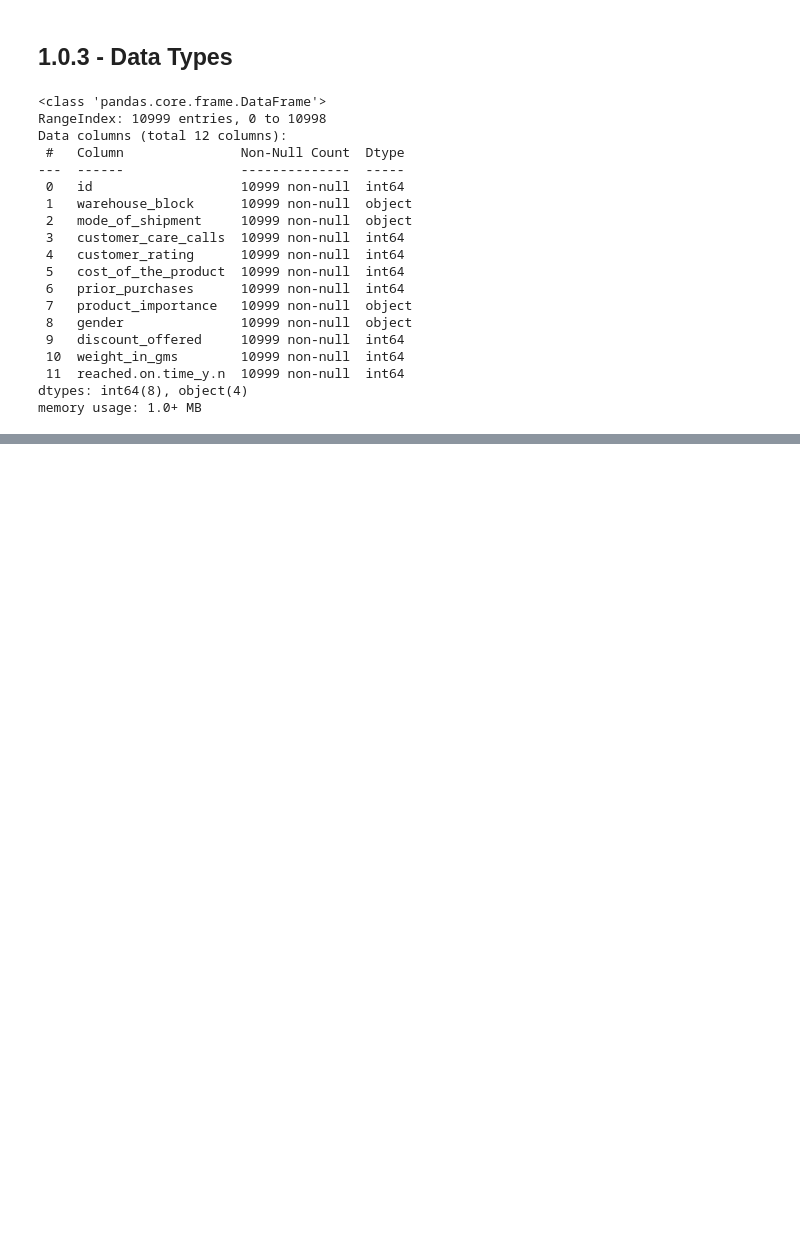
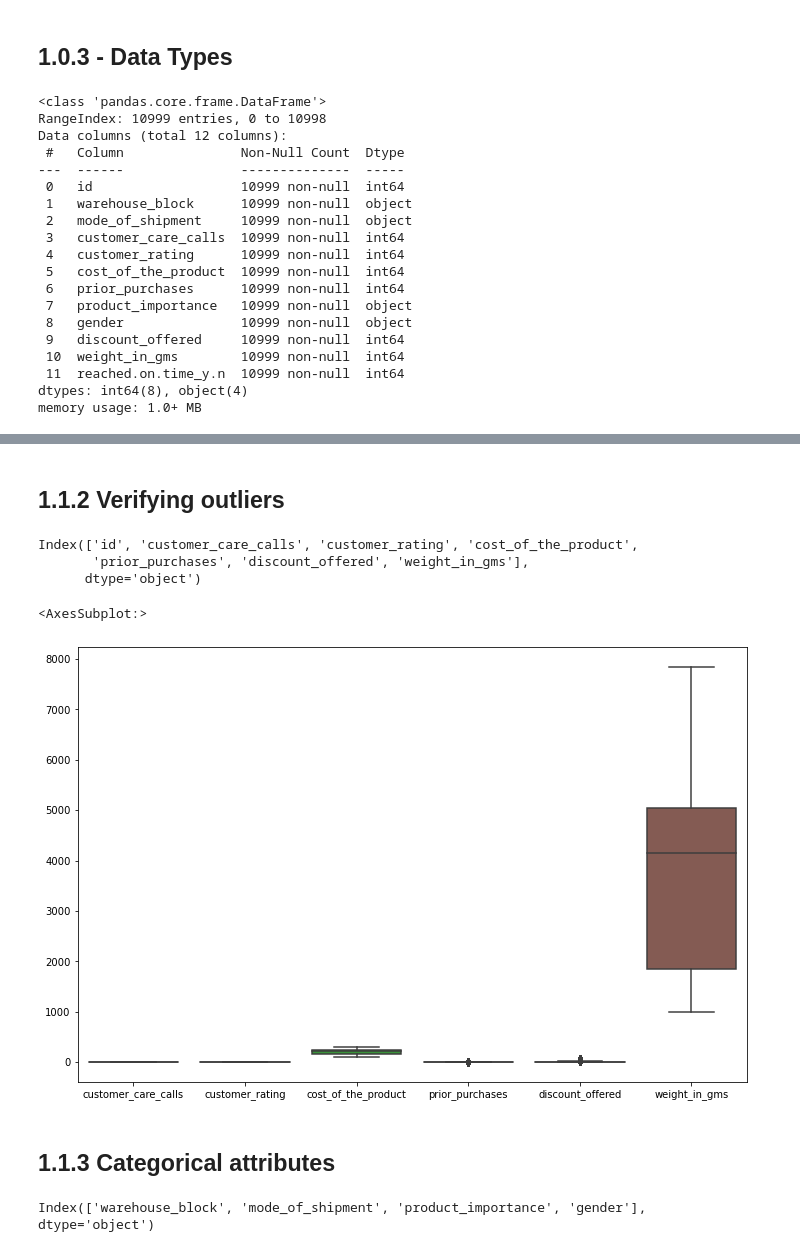
Before and after one commit to laertevasques/top1-Ecommerce-Insights-Project, a Jupyter notebook: Notebook/Top1_Insight_Projects.ipynb, the cells around one changed output, grey strips where cells are left out. Saved outputs shown, nothing was run; the diff lists cells and outputs as text; code cells hidden in the pictures; blank space fills up the shorter version.

Commit message:
Verifying outliers

```diff
--- a/Notebook/Top1_Insight_Projects.ipynb
+++ b/Notebook/Top1_Insight_Projects.ipynb
@@ -194,0 +92,7 @@ sns.barplot(x = 'gender', y = 'values', data = gender, palette = 'flare')
+# %%
+# Converting Dtypes
+df1['cost_of_the_product'] = df1['cost_of_the_product'].astype(float)
+df1['reached.on.time_y.n'] = df1['reached.on.time_y.n'].astype(str)
+
+# And checking again
+df1.dtypes
@@ -194,0 +152,27 @@ sns.barplot(x = 'gender', y = 'values', data = gender, palette = 'flare')
+# %% [markdown]
+## 1.1.2 Verifying outliers
+# %%
+numerical_attributes.columns
+# %% [output]
+Index(['id', 'customer_care_calls', 'customer_rating', 'cost_of_the_product',
+       'prior_purchases', 'discount_offered', 'weight_in_gms'],
+      dtype='object')
+# %%
+boxplot_num_att = ['customer_care_calls', 'customer_rating', 'cost_of_the_product',
+       'prior_purchases', 'discount_offered', 'weight_in_gms']
+
+#Filtering the attributes
+aux1 = numerical_attributes[boxplot_num_att]
+
+#Ploting the boxplot to verify if we've outliers
+plt.figure(figsize=(12,8))
+sns.boxplot(data = aux1)
+# %% [output]
+<AxesSubplot:>
+[figure, added]
+# %% [markdown]
+## 1.1.3 Categorical attributes
+# %%
+categorical_attributes.columns
+# %% [output]
+Index(['warehouse_block', 'mode_of_shipment', 'product_importance', 'gender'], dtype='object')
```
Also changed, not shown: parts of 25 cells of this notebook.
